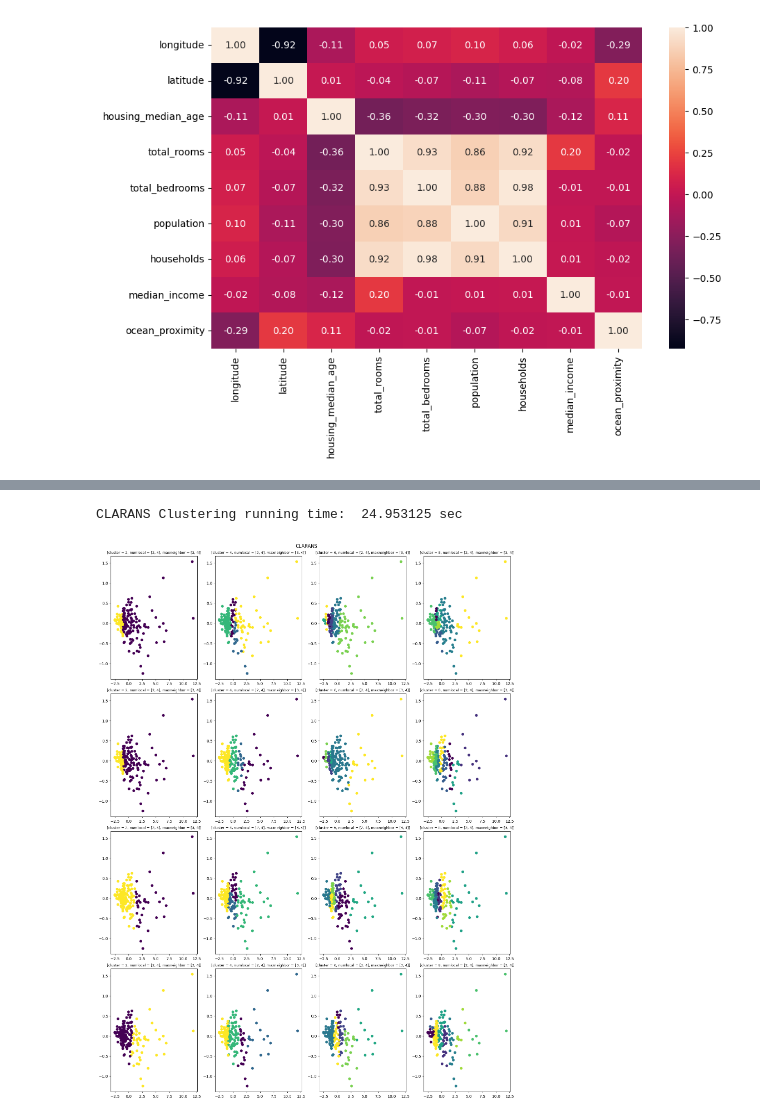
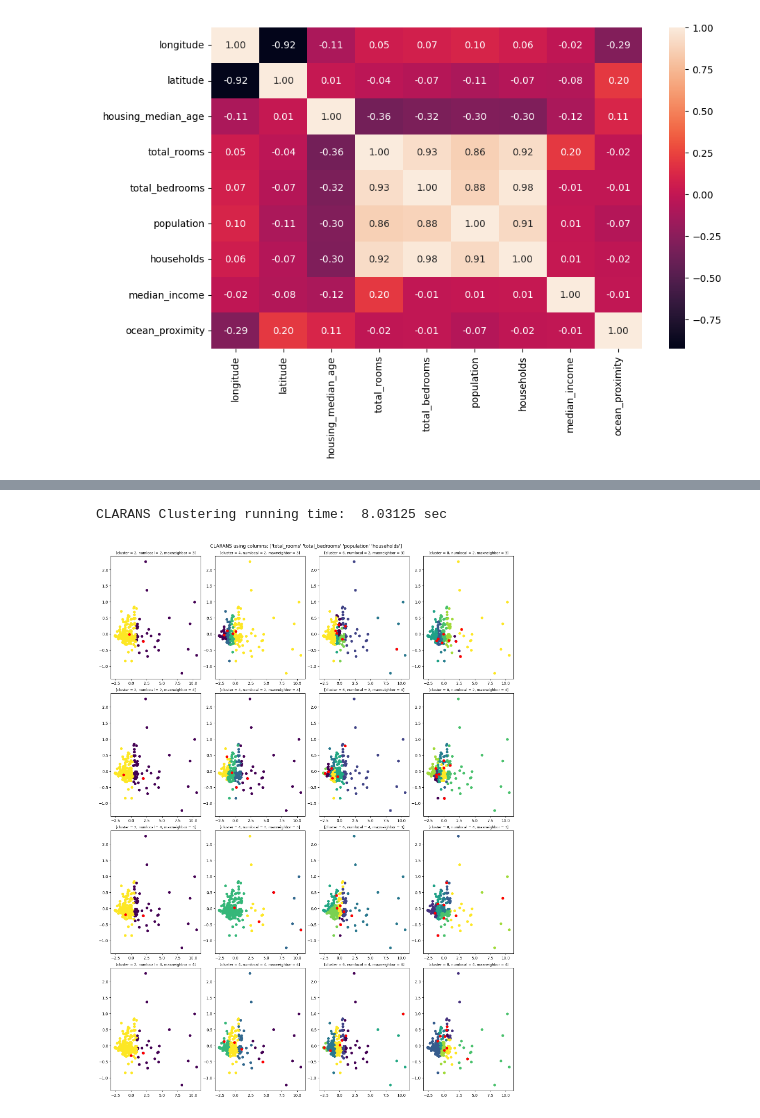
Before and after one commit to hhanoo/University_Major, a Jupyter notebook: Lab2_정현우.ipynb, the cells around one changed output, grey strips where cells are left out. Saved outputs shown, nothing was run; the diff lists cells and outputs as text; code cells hidden in the pictures.

Commit message:
Lab2) CLARANS med 출력, DBSCAN 생성

```diff
--- a/Lab2_정현우.ipynb
+++ b/Lab2_정현우.ipynb
@@ -129,6 +131,7 @@ def model_gaussian(dataset, clusters_list=None):
 def model_clarans(dataset, clusters_list=None):
     start = time.process_time()
     time.sleep(1)
+    column_list = np.array(dataset.columns)
 
     # Parameters
     if clusters_list is None:
@@ -142,7 +145,7 @@ def model_clarans(dataset, clusters_list=None):
     row_count = len(local_list) * len(neighbor_list)
     col_count = len(clusters_list)
     fig, axes = plt.subplots(row_count, col_count, constrained_layout=True, figsize=(15, 20))
-    fig.suptitle("CLARANS")
+    fig.suptitle("CLARANS using columns: " + str(column_list) + "")
 
     tuple_data = dataset.values.tolist()
     for number_k, k in enumerate(clusters_list):
@@ -158,10 +161,11 @@ def model_clarans(dataset, clusters_list=None):
                     for j in range(len(labels[i])):
                         tmp_index = labels[i][j]
                         dataset.loc[tmp_index, 'Cluster'] = i
-
-                axes[x_row, y_col].set_title("[cluster = " + str(k) + ", numlocal = " + str(local_list)
-                                             + ", maxneighbor = " + str(neighbor_list) + "]", fontdict={'fontsize': 9})
+                axes[x_row, y_col].set_title("[cluster = " + str(k) + ", numlocal = " + str(local)
+                                             + ", maxneighbor = " + str(neigh) + "]", fontdict={'fontsize': 9})
                 axes[x_row, y_col].scatter(x=dataset.iloc[:, 0], y=dataset.iloc[:, 1], c=dataset.loc[:, 'Cluster'])
+                for num_med in med:
+                    axes[x_row, y_col].scatter(x=dataset.iloc[num_med, 0], y=dataset.iloc[num_med, 1], c='Red')
 
     print("CLARANS Clustering running time: ", time.process_time() - start, "sec")
     return plt
@@ -290,10 +312,10 @@ EM(GMM) Clustering running time:  3.875 sec
 # %%
 column = ['total_rooms', 'total_bedrooms', 'population', 'households']
-a = x.loc[:, column]
-a = a.sample(n=int(a.shape[0] * 0.01))
+clarans_test = x.loc[:, column]
+clarans_test = clarans_test.sample(n=int(clarans_test.shape[0] * 0.01))
 
-data = model_clarans(a)
+data = model_clarans(clarans_test)
 data.show()
 # %% [output]
-CLARANS Clustering running time:  24.953125 sec
+CLARANS Clustering running time:  8.03125 sec
-[figure, old version]
+[figure, new version]
```
Also changed, not shown: parts of 12 cells of this notebook.
